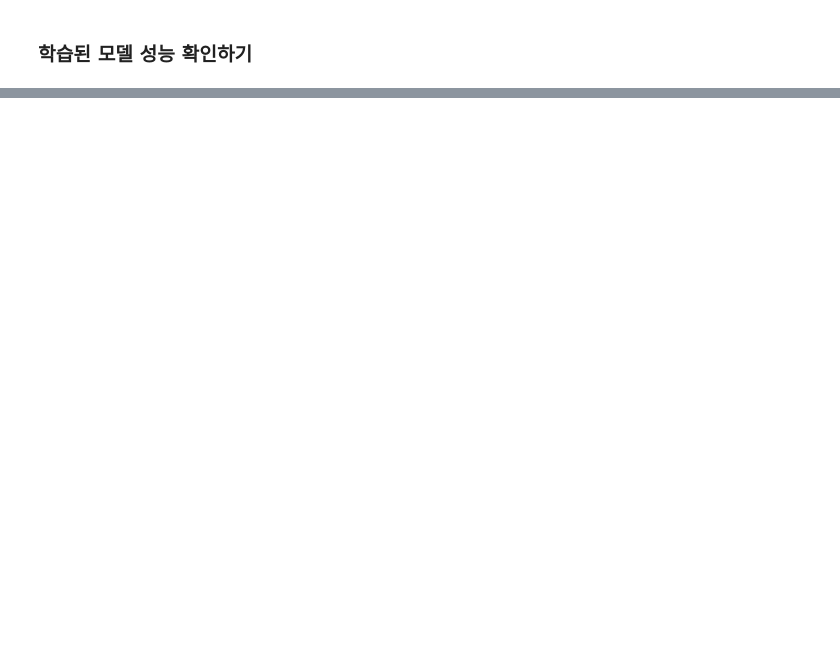
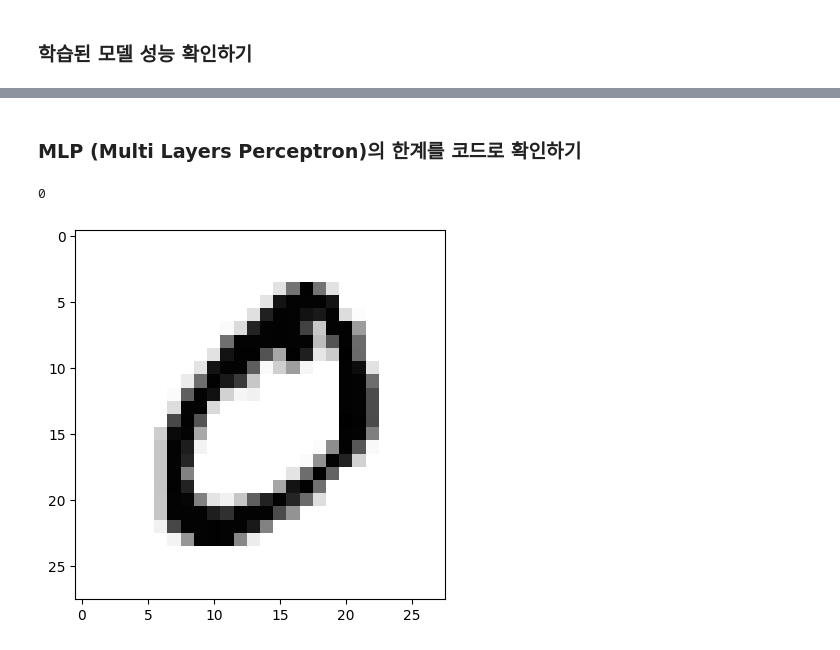
Before and after one commit to UnknwonD/Data_portfolio, a Jupyter notebook: AIFFEL/Projects/Project_CV/0311_ComputerVision_MNIST.ipynb, the cells around one changed output, grey strips where cells are left out. Cells and saved outputs as stored; diff of their text form; code cells hidden in the pictures; blank space fills up the shorter version.

```diff
--- a/AIFFEL/Projects/Project_CV/0311_ComputerVision_MNIST.ipynb
+++ b/AIFFEL/Projects/Project_CV/0311_ComputerVision_MNIST.ipynb
@@ -175,0 +181,15 @@ plt.show()
+# %% [markdown]
+### MLP (Multi Layers Perceptron)의 한계를 코드로 확인하기
+# %%
+import cv2
+
+(X_train, y_train), (X_test, y_test) = tf.keras.datasets.mnist.load_data()
+# %%
+import matplotlib.pyplot as plt
+
+print(y_train[1])
+plt.imshow(X_train[1], cmap='Greys')
+plt.show()
+# %% [output]
+0
+[figure, added]
```
Also changed, not shown: parts of 12 cells of this notebook.
